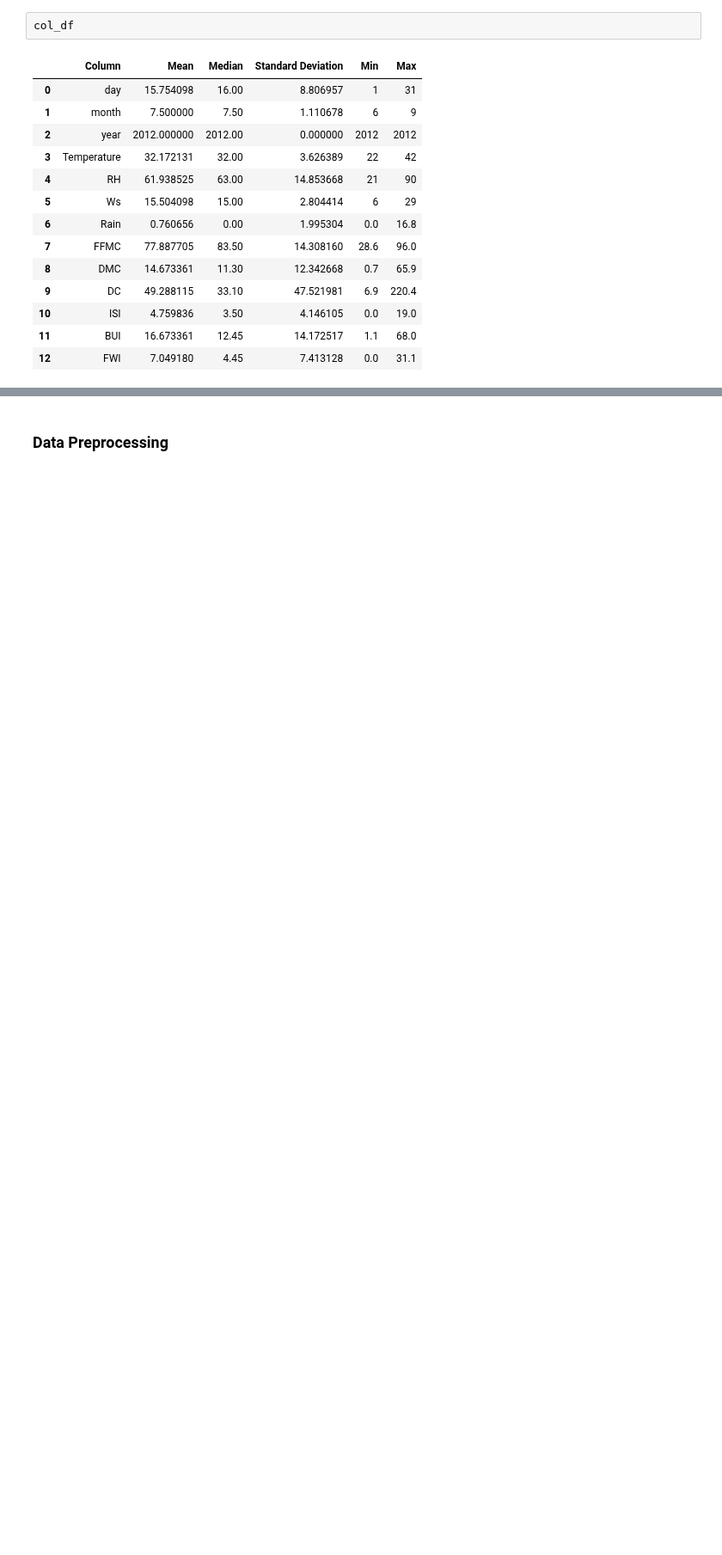
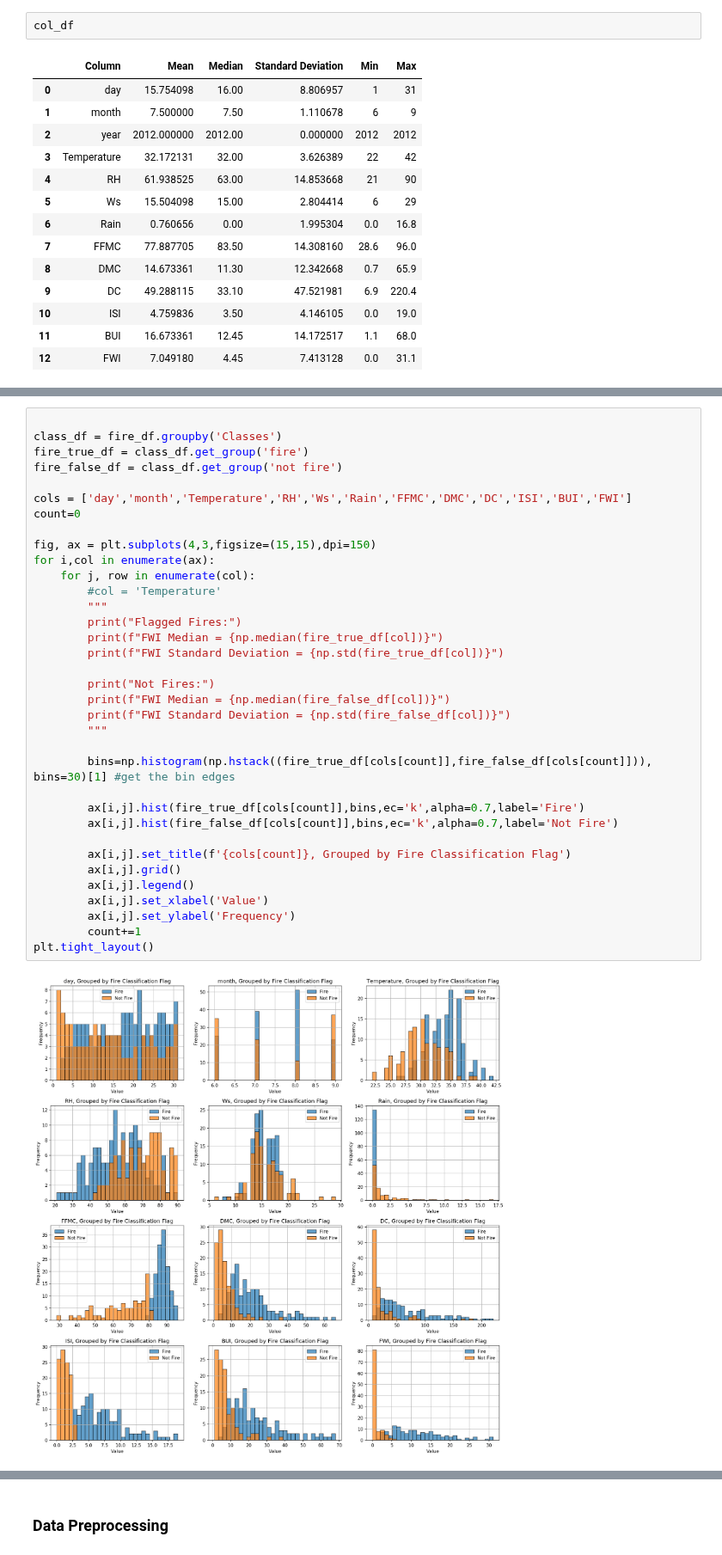
Before and after one commit to dougbrn/Towson, a Jupyter notebook: COSC757/assignment1/hw1.ipynb, the cells around one changed output, grey strips where cells are left out. Shown at 86% size. Cells and saved outputs as stored; diff of their text form; blank space fills up the shorter version.

Commit message:
class grouping

```diff
--- a/COSC757/assignment1/hw1.ipynb
+++ b/COSC757/assignment1/hw1.ipynb
@@ -88,0 +112,37 @@ Categories (2, object): ['fire', 'not fire']
+# %%
+
+class_df = fire_df.groupby('Classes')
+fire_true_df = class_df.get_group('fire')
+fire_false_df = class_df.get_group('not fire')
+
+cols = ['day','month','Temperature','RH','Ws','Rain','FFMC','DMC','DC','ISI','BUI','FWI']
+count=0
+
+fig, ax = plt.subplots(4,3,figsize=(15,15),dpi=150)
+for i,col in enumerate(ax):
+    for j, row in enumerate(col):
+        #col = 'Temperature'
+        """
+        print("Flagged Fires:")
+        print(f"FWI Median = {np.median(fire_true_df[col])}")
+        print(f"FWI Standard Deviation = {np.std(fire_true_df[col])}")
+
+        print("Not Fires:")
+        print(f"FWI Median = {np.median(fire_false_df[col])}")
+        print(f"FWI Standard Deviation = {np.std(fire_false_df[col])}")
+        """
+
+        bins=np.histogram(np.hstack((fire_true_df[cols[count]],fire_false_df[cols[count]])), bins=30)[1] #get the bin edges
+
+        ax[i,j].hist(fire_true_df[cols[count]],bins,ec='k',alpha=0.7,label='Fire')
+        ax[i,j].hist(fire_false_df[cols[count]],bins,ec='k',alpha=0.7,label='Not Fire')
+
+        ax[i,j].set_title(f'{cols[count]}, Grouped by Fire Classification Flag')
+        ax[i,j].grid()
+        ax[i,j].legend()
+        ax[i,j].set_xlabel('Value')
+        ax[i,j].set_ylabel('Frequency')
+        count+=1
+plt.tight_layout()
+# %% [output]
+[figure, added]
```
Also changed, not shown: parts of 7 cells of this notebook.
